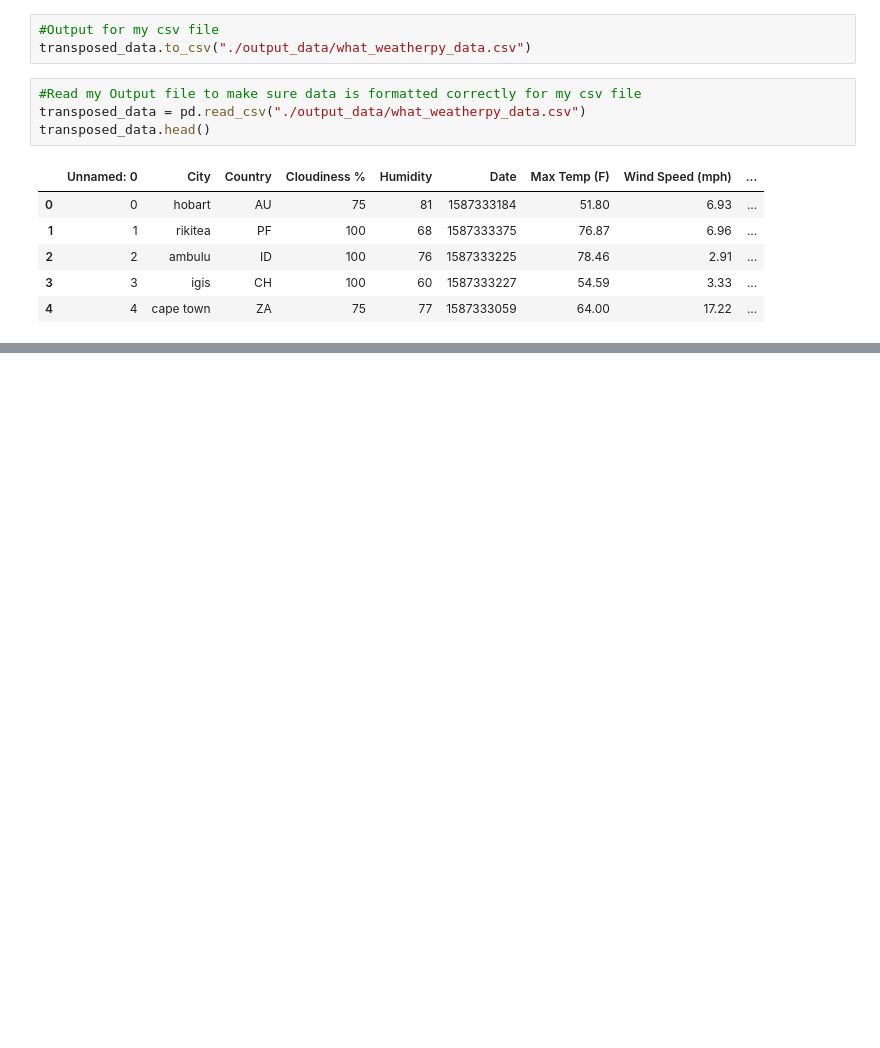
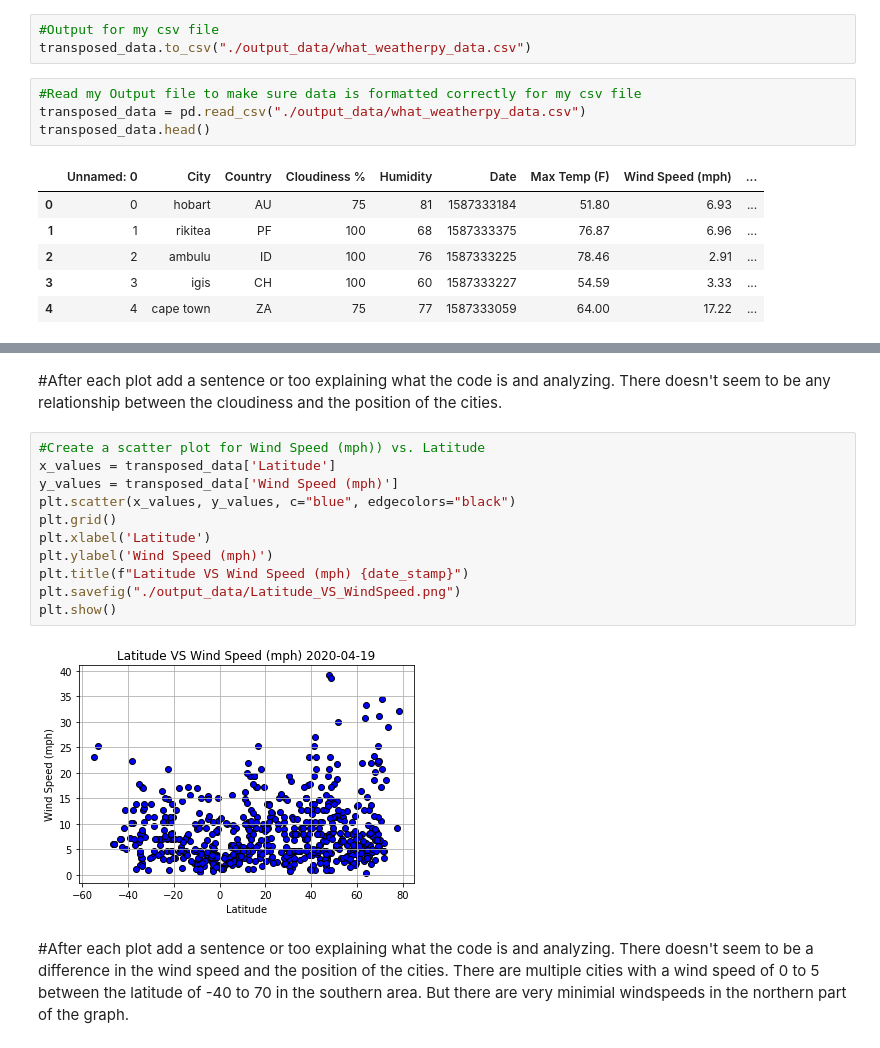
Before and after one commit to AGPalmer88/Python-API-Challenge, a Jupyter notebook: WeatherPy/WeatherPy.ipynb, the cells around one changed output, grey strips where cells are left out. Cells and saved outputs as stored; diff of their text form; blank space fills up the shorter version.

```diff
--- a/WeatherPy/WeatherPy.ipynb
+++ b/WeatherPy/WeatherPy.ipynb
@@ -350,0 +338,19 @@ plt.show()
+# %% [markdown]
+#After each plot add a sentence or too explaining what the code is and analyzing.
+There doesn't seem to be any relationship between the cloudiness and the position of the cities.
+# %%
+#Create a scatter plot for Wind Speed (mph)) vs. Latitude
+x_values = transposed_data['Latitude']
+y_values = transposed_data['Wind Speed (mph)']
+plt.scatter(x_values, y_values, c="blue", edgecolors="black")
+plt.grid()
+plt.xlabel('Latitude')
+plt.ylabel('Wind Speed (mph)')
+plt.title(f"Latitude VS Wind Speed (mph) {date_stamp}")
+plt.savefig("./output_data/Latitude_VS_WindSpeed.png")
+plt.show()
+# %% [output]
+[figure, added]
+# %% [markdown]
+#After each plot add a sentence or too explaining what the code is and analyzing.
+There doesn't seem to be a difference in the wind speed and the position of the cities. There are multiple cities with a wind speed of 0 to 5 between the latitude of -40 to 70 in the southern area. But there are very minimial windspeeds in the northern part of the graph.
```
Also changed, not shown: parts of 38 cells of this notebook, 14 other files.
